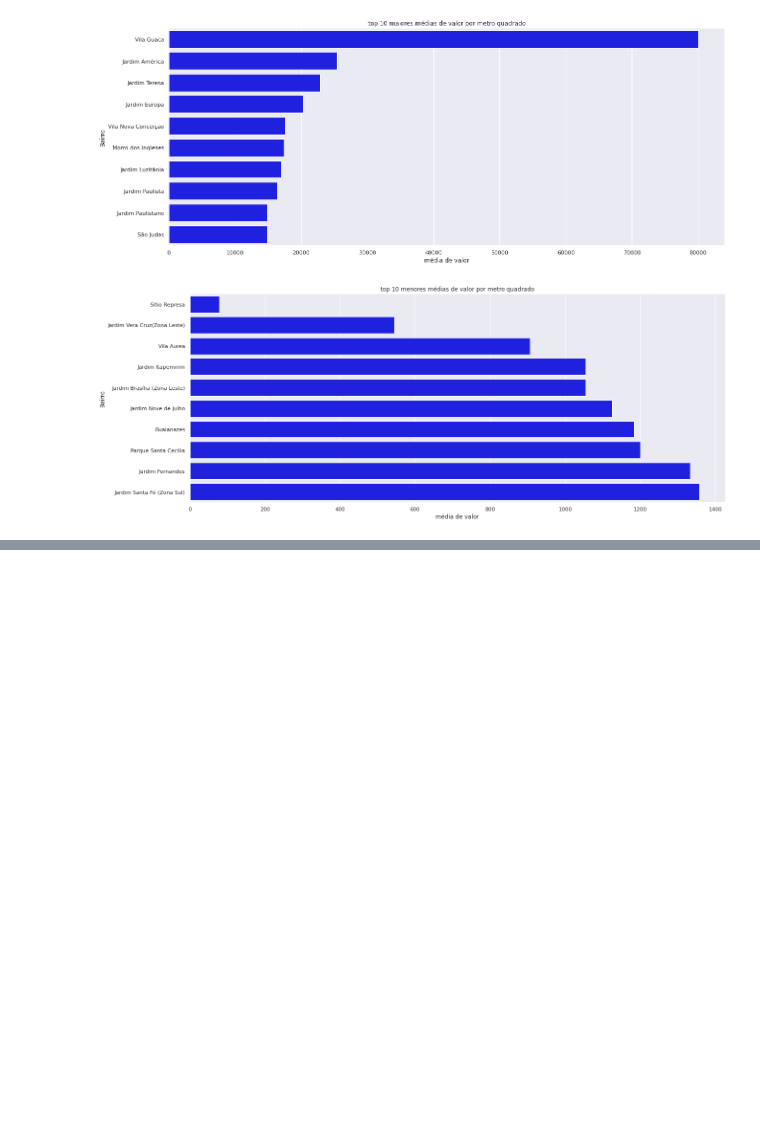
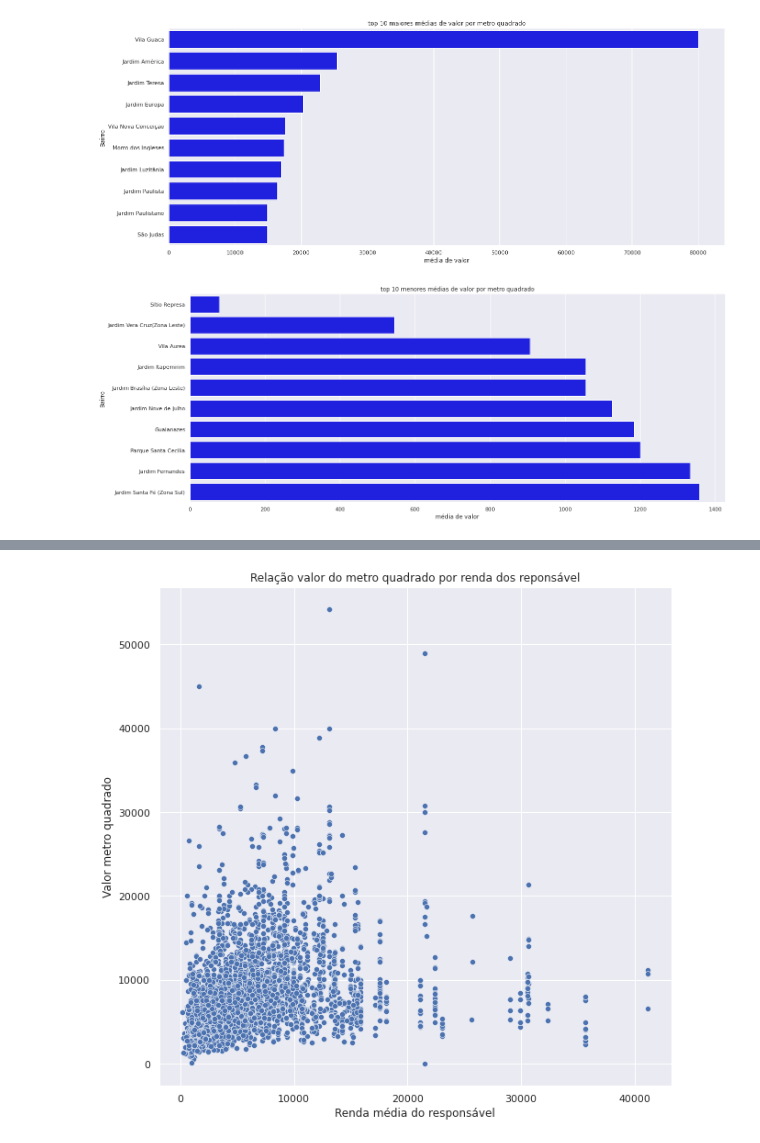
Before and after one commit to jackson541/machine-learning, a Jupyter notebook: projetos/4 - imersao dados alura.ipynb, the cells around one changed output, grey strips where cells are left out. Cells and saved outputs as stored; diff of their text form; code cells hidden in the pictures; blank space fills up the shorter version.

```diff
--- a/projetos/4 - imersao dados alura.ipynb
+++ b/projetos/4 - imersao dados alura.ipynb
@@ -224,0 +259,4 @@ plt.show()
+# %%
+# após realizar os merges, foi obtido o seguinte DataFrame:
+dados_vendas_censo = pd.read_csv('./dataframes/dados_vendas_censo.csv')
+dados_vendas_censo.info()
@@ -224,0 +281,10 @@ plt.show()
+# %%
+# analisando a quantidade de m2 em relação a renda dos entrevistados
+plt.figure(figsize = (10, 10))
+graph = sns.scatterplot(data=dados_vendas_censo, x='V005', y='Valor_m2')
+graph.set_title("Relação valor do metro quadrado por renda dos reponsável")
+graph.set_ylabel("Valor metro quadrado")
+graph.set_xlabel("Renda média do responsável")
+plt.show()
+# %% [output]
+[figure, added]
```
Also changed, not shown: parts of 23 cells of this notebook, 1 other file.
